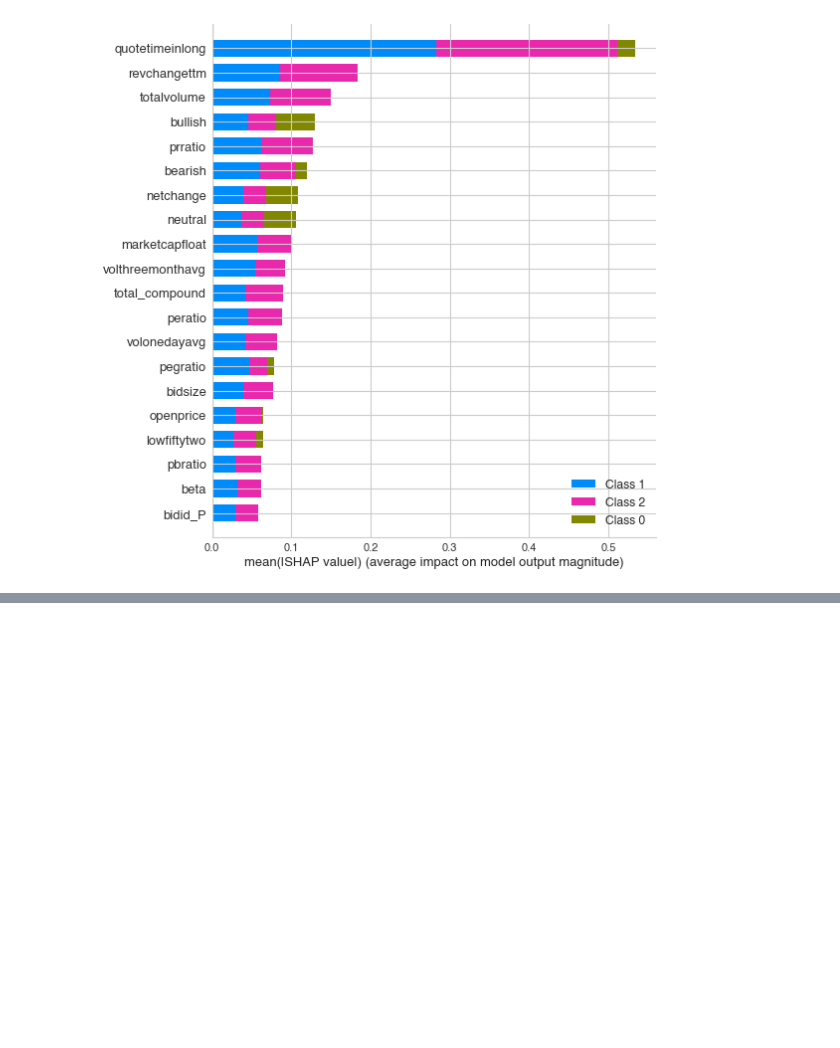
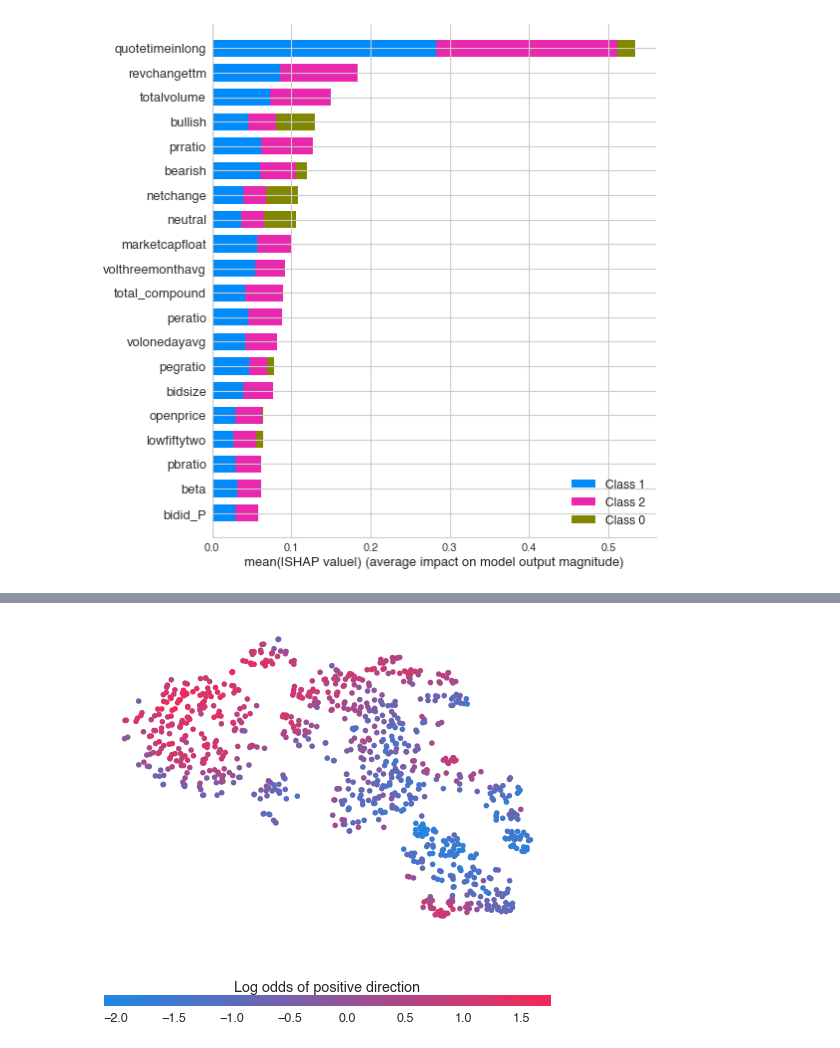
Before and after one commit to mdominguez2010/wsb-sentiment-analysis, a Jupyter notebook: model/model_interpretation.ipynb, the cells around one changed output, grey strips where cells are left out. Cells and saved outputs as stored; diff of their text form; code cells hidden in the pictures; blank space fills up the shorter version.

```diff
--- a/model/model_interpretation.ipynb
+++ b/model/model_interpretation.ipynb
@@ -110,0 +134,41 @@ shap.summary_plot(shap_values[2], X)
+# %%
+from sklearn.decomposition import PCA
+from sklearn.manifold import TSNE
+
+shap_pca50 = PCA(n_components=12).fit_transform(shap_values[1])
+shap_embedded = TSNE(n_components=2, perplexity=50).fit_transform(shap_values[1])
+# %%
+import matplotlib
+from matplotlib.colors import LinearSegmentedColormap
+from matplotlib.ticker import MaxNLocator
+cdict1 = {
+    'red': ((0.0, 0.11764705882352941, 0.11764705882352941),
+            (1.0, 0.9607843137254902, 0.9607843137254902)),
+
+    'green': ((0.0, 0.5333333333333333, 0.5333333333333333),
+              (1.0, 0.15294117647058825, 0.15294117647058825)),
+
+    'blue': ((0.0, 0.8980392156862745, 0.8980392156862745),
+             (1.0, 0.3411764705882353, 0.3411764705882353)),
+
+    'alpha': ((0.0, 1, 1),
+              (0.5, 1, 1),
+              (1.0, 1, 1))
+}  # #1E88E5 -> #ff0052
+red_blue_solid = LinearSegmentedColormap('RedBlue', cdict1)
+# %%
+f = pl.figure(figsize=(8,8))
+pl.scatter(shap_embedded[:,0],
+           shap_embedded[:,1],
+           c=shap_values[1].sum(1).astype(np.float64),
+           linewidth=0, alpha=1., cmap=red_blue_solid)
+cb = pl.colorbar(label="Log odds of positive direction", aspect=40, orientation="horizontal")
+cb.set_alpha(1)
+cb.draw_all()
+cb.outline.set_linewidth(0)
+cb.ax.tick_params('x', length=0)
+cb.ax.xaxis.set_label_position('top')
+pl.gca().axis("off")
+pl.show()
+# %% [output]
+[figure, added]
```
Also changed, not shown: parts of 12 cells of this notebook.
